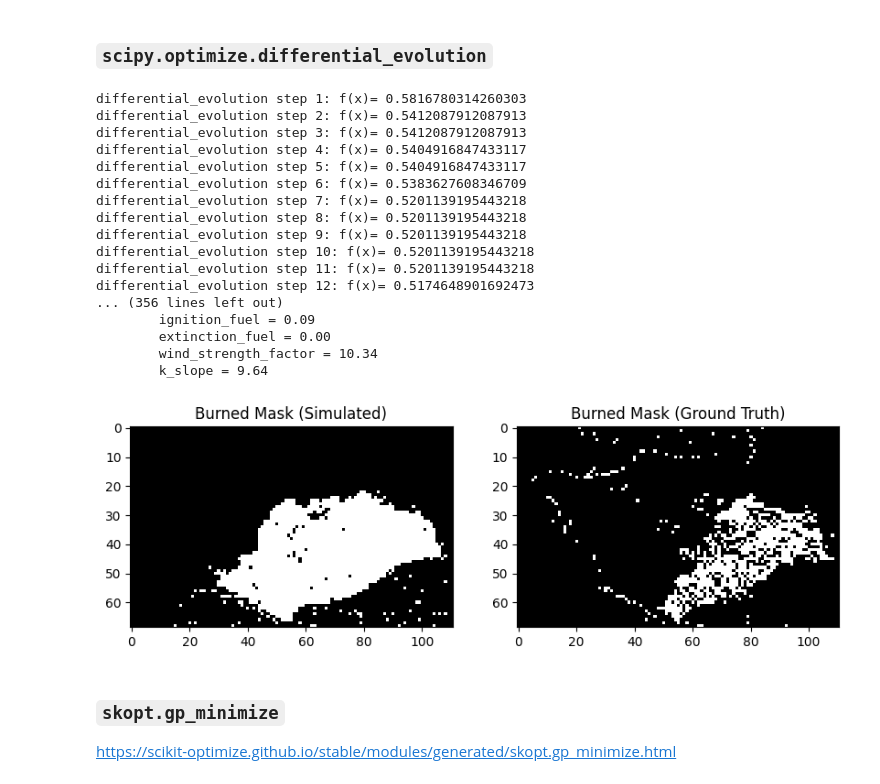
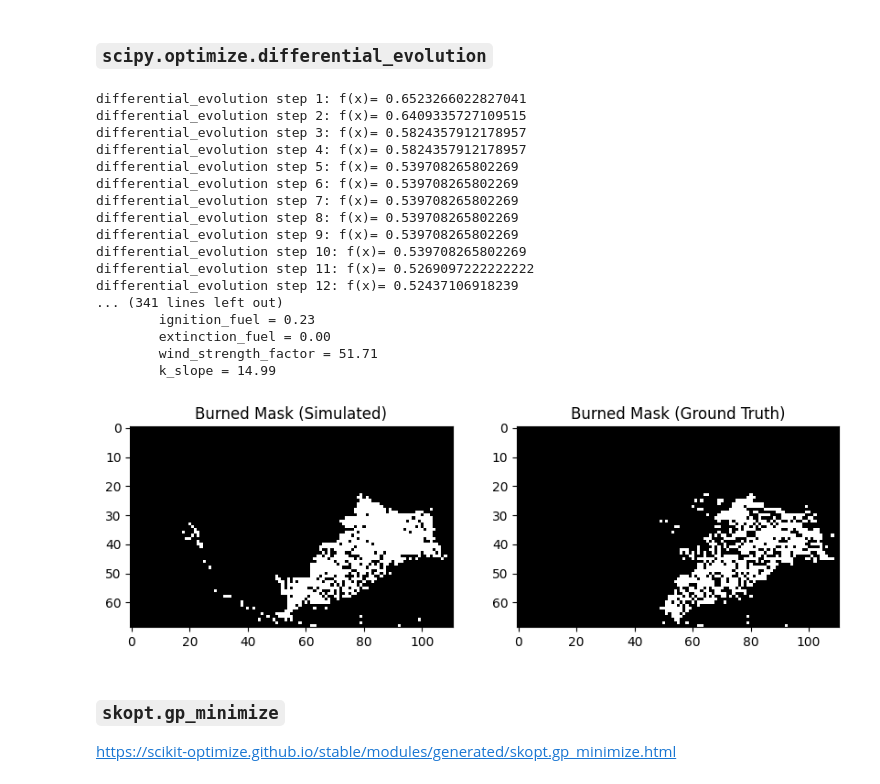
Before and after one commit to claraelisabeth/Adv_Modelling_and_Simulation, a Jupyter notebook: notebooks/optimization_santa_rosa.ipynb, the cells around one changed output. Drawn from its saved outputs; the diff is of its cells as text; code cells hidden in the pictures.

Commit message:
changed from target_mask to burned_mask and cleaned up obvious errors

```diff
--- a/notebooks/optimization_santa_rosa.ipynb
+++ b/notebooks/optimization_santa_rosa.ipynb
@@ -117,0 +118,5 @@ Width: 27.697km, Height: 17.255km, Area: 477.903sq km
+# %%
+# clean up burned mask
+burned_mask[:20,:] = 0
+burned_mask[:,:49] = 0
+plt.imshow(burned_mask, cmap="gray");
@@ -147,6 +157,6 @@ start_px = (round(height_px - ((start_coord[0] - lat_range[0]) / (lat_range[1] -
 # %%
 params_dict = {
-    "n": height_px, "m": width_px, "mu_H": 0.5, "dF": 0.5, "dW": 0.5, "ignition_temp": 0.3, "ignition_fuel": 0.3, "extinction_fuel": 0.15, "wind": None, "wind_velocity": wind_speed, "wind_direction": wind_direction, "start_cells": [start_px], "random_F": False, "fuel_mask": fuel_before, "water_mask": water_before, "moisture_mask": moisture_before, "topo_mask": topo, "k_slope": 0.1, "resolution": px, "wind_strength_factor": 0, "timesteps": delta_t,
+    "n": height_px, "m": width_px, "mu_H": 0.5, "dF": 0.5, "dW": 0.5, "ignition_temp": 0.3, "ignition_fuel": 0.3, "extinction_fuel": 0.15, "wind": None, "wind_velocity": wind_speed, "wind_direction": wind_direction, "start_cells": [start_px], "random_F": False, "fuel_mask": fuel_before, "water_mask": water_before, "moisture_mask": moisture_before, "topo_mask": topo, "k_slope": 0.1, "resolution": round(px_dimemnsion_km * 1000), "wind_strength_factor": 0, "timesteps": delta_t,
 }
 
 parameter = Parameters(**params_dict)
@@ -197,7 +207,7 @@ seed = 1238
 opt_de = differential_evolution(
     objective_function,
     bounds=bounds,
-    args=(target_mask, params_static, timesteps, tracker, params_names),
+    args=(burned_mask, params_static, timesteps, tracker, params_names),
     strategy="best1bin",
     maxiter=500,
     popsize=10,
@@ -205,57 +215,57 @@ opt_de = differential_evolution(
     atol=0,
     disp=True,
     polish=False,
-    workers=-1,
+    workers=10,
     updating="deferred",
     seed=seed
 )
 
 params_temp = {}
 
 print(f"\nBest Loss: {opt_de.fun:.4f}")
 for i in range(len(params_opt)):
     print(f"\t{list(params_opt.keys())[i]} = {opt_de.x[i]:.2f}")
     params_dict[list(params_opt.keys())[i]] = opt_de.x[i]
     params_temp[list(params_opt.keys())[i]] = float(opt_de.x[i])
 
 # save params to file
-with open(f"../presentation_images/sr_opt_de-seed={seed}_px={round(px_dimemnsion_km*1000)}m.json", "w") as f:
+params_temp["loss"] = float(opt_de.fun)
+with open(f"../results/cleaned_santa-rosa_opt_seed={seed}_px={round(px_dimemnsion_km*1000)}m.json", "w") as f:
     json.dump(params_temp, f, indent=4)
-params_temp["loss"] = float(opt_de.fun)
 
 sim_opt = FireSpreadingAdvanced(Parameters(**params_dict), precompute_mu=True)
 sim_opt.run_simulation(timesteps=delta_t, visualization=True,
-                       gif_name=f"../presentation_images/sr_opt_de-seed={seed}_px={round(px_dimemnsion_km*1000)}m")
+                       gif_name=f"../results/cleaned_santa-rosa_opt_seed={seed}_px={round(px_dimemnsion_km*1000)}m")
 
 plt.figure(figsize=(10,5))
 plt.subplot(1,2,1)
 plt.imshow(sim_opt.calculate_simulation_burned_mask(), cmap='gray')
 plt.title("Burned Mask (Simulated)")
 plt.subplot(1,2,2)
 plt.imshow(burned_mask, cmap='gray')
 plt.title('Burned Mask (Ground Truth)')
 plt.show()
 # %% [output]
-differential_evolution step 1: f(x)= 0.5816780314260303
-differential_evolution step 2: f(x)= 0.5412087912087913
-differential_evolution step 3: f(x)= 0.5412087912087913
-differential_evolution step 4: f(x)= 0.5404916847433117
-differential_evolution step 5: f(x)= 0.5404916847433117
-differential_evolution step 6: f(x)= 0.5383627608346709
-differential_evolution step 7: f(x)= 0.5201139195443218
-differential_evolution step 8: f(x)= 0.5201139195443218
-differential_evolution step 9: f(x)= 0.5201139195443218
-differential_evolution step 10: f(x)= 0.5201139195443218
-differential_evolution step 11: f(x)= 0.5201139195443218
-differential_evolution step 12: f(x)= 0.5174648901692473
-... (356 lines left out)
-        ignition_fuel = 0.09
+differential_evolution step 1: f(x)= 0.6523266022827041
+differential_evolution step 2: f(x)= 0.6409335727109515
+differential_evolution step 3: f(x)= 0.5824357912178957
+differential_evolution step 4: f(x)= 0.5824357912178957
+differential_evolution step 5: f(x)= 0.539708265802269
+differential_evolution step 6: f(x)= 0.539708265802269
+differential_evolution step 7: f(x)= 0.539708265802269
+differential_evolution step 8: f(x)= 0.539708265802269
+differential_evolution step 9: f(x)= 0.539708265802269
+differential_evolution step 10: f(x)= 0.539708265802269
+differential_evolution step 11: f(x)= 0.5269097222222222
+differential_evolution step 12: f(x)= 0.52437106918239
+... (341 lines left out)
+        ignition_fuel = 0.23
         extinction_fuel = 0.00
-        wind_strength_factor = 10.34
-        k_slope = 9.64
+        wind_strength_factor = 51.71
+        k_slope = 14.99
-[figure, old version]
+[figure, new version]
 # %% [markdown]
-### `skopt.gp_minimize`
+ ### `skopt.gp_minimize`
 https://scikit-optimize.github.io/stable/modules/generated/skopt.gp_minimize.html
 # %%
 def skopt_wrapper(params_opt):
```
Also changed, not shown: parts of 8 cells of this notebook.
